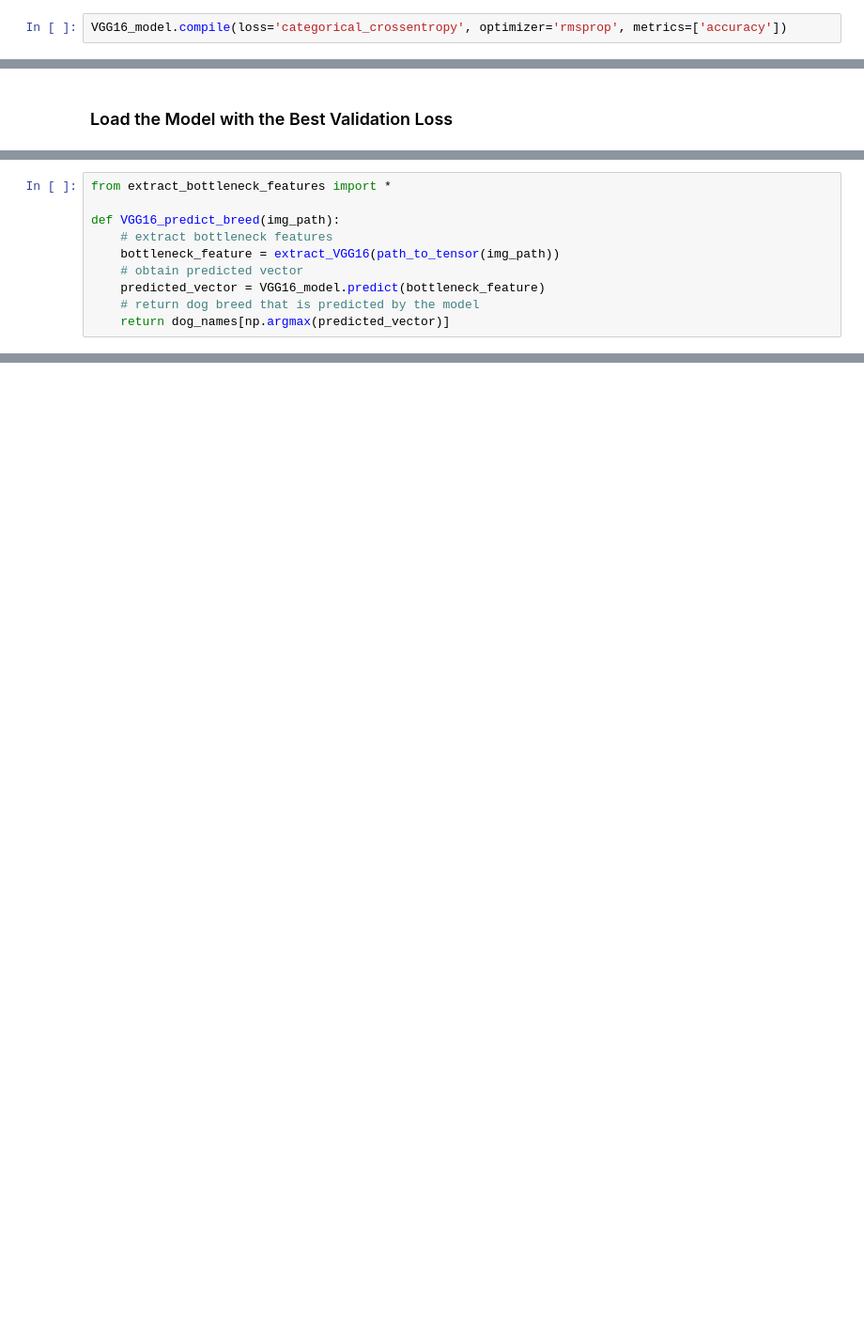
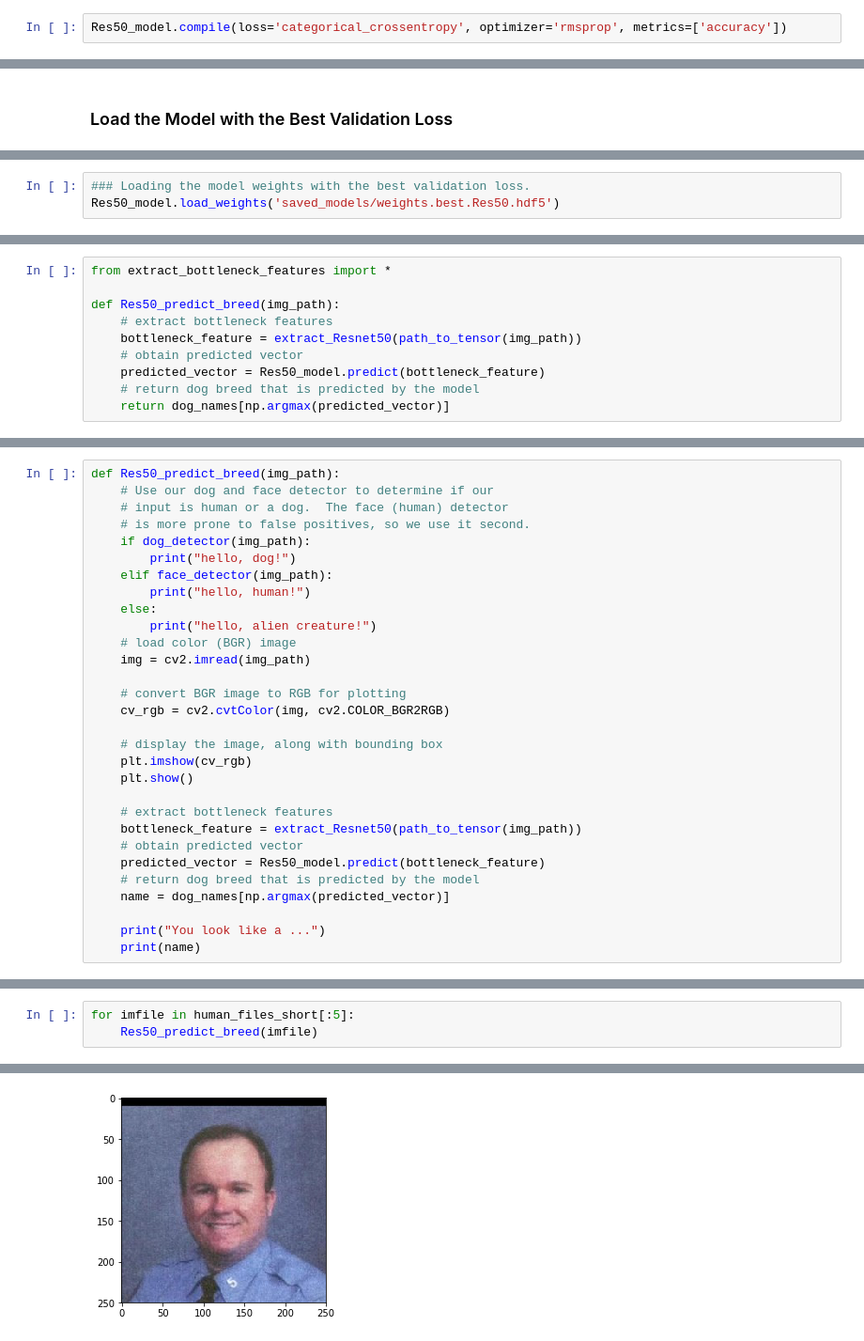
Before and after one commit to mrklees/dog-project, a Jupyter notebook: dog_app.ipynb, the cells around one changed output, grey strips where cells are left out. Shown at 94% size. Cells and saved outputs as stored; diff of their text form; blank space fills up the shorter version.

```diff
--- a/dog_app.ipynb
+++ b/dog_app.ipynb
@@ -469,5 +403,5 @@ VGG16_model.summary()
 # %%
-VGG16_model.compile(loss='categorical_crossentropy', optimizer='rmsprop', metrics=['accuracy'])
+Res50_model.compile(loss='categorical_crossentropy', optimizer='rmsprop', metrics=['accuracy'])
 # %% [markdown]
 ### Train the Model
 # %%
@@ -487,0 +427,3 @@ Now, we can use the CNN to test how well it identifies breed within our test dat
+# %%
+### Loading the model weights with the best validation loss.
+Res50_model.load_weights('saved_models/weights.best.Res50.hdf5')
@@ -497,10 +447,10 @@ print('Test accuracy: %.4f%%' % test_accuracy)
 # %%
 from extract_bottleneck_features import *
 
-def VGG16_predict_breed(img_path):
+def Res50_predict_breed(img_path):
     # extract bottleneck features
-    bottleneck_feature = extract_VGG16(path_to_tensor(img_path))
+    bottleneck_feature = extract_Resnet50(path_to_tensor(img_path))
     # obtain predicted vector
-    predicted_vector = VGG16_model.predict(bottleneck_feature)
+    predicted_vector = Res50_model.predict(bottleneck_feature)
     # return dog breed that is predicted by the model
     return dog_names[np.argmax(predicted_vector)]
@@ -639,0 +472,30 @@ __Answer:__
+# %%
+def Res50_predict_breed(img_path):
+    # Use our dog and face detector to determine if our
+    # input is human or a dog.  The face (human) detector
+    # is more prone to false positives, so we use it second.
+    if dog_detector(img_path):
+        print("hello, dog!")
+    elif face_detector(img_path):
+        print("hello, human!")
+    else:
+        print("hello, alien creature!")
+    # load color (BGR) image
+    img = cv2.imread(img_path)
+
+    # convert BGR image to RGB for plotting
+    cv_rgb = cv2.cvtColor(img, cv2.COLOR_BGR2RGB)
+
+    # display the image, along with bounding box
+    plt.imshow(cv_rgb)
+    plt.show()
+
+    # extract bottleneck features
+    bottleneck_feature = extract_Resnet50(path_to_tensor(img_path))
+    # obtain predicted vector
+    predicted_vector = Res50_model.predict(bottleneck_feature)
+    # return dog breed that is predicted by the model
+    name = dog_names[np.argmax(predicted_vector)]
+
+    print("You look like a ...")
+    print(name)
@@ -639,0 +512,4 @@ __Answer:__
+# %%
+for imfile in human_files_short[:5]:
+    Res50_predict_breed(imfile)
+# %% [output]
@@ -639,0 +517 @@ __Answer:__
+[figure, added]
```
Also changed, not shown: parts of 70 cells of this notebook, 28 other files.
